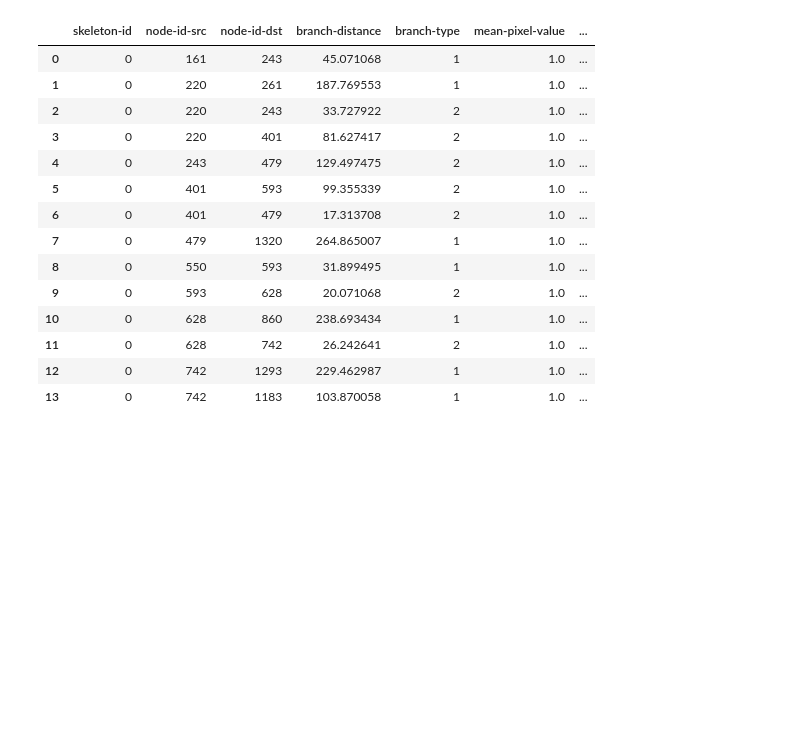
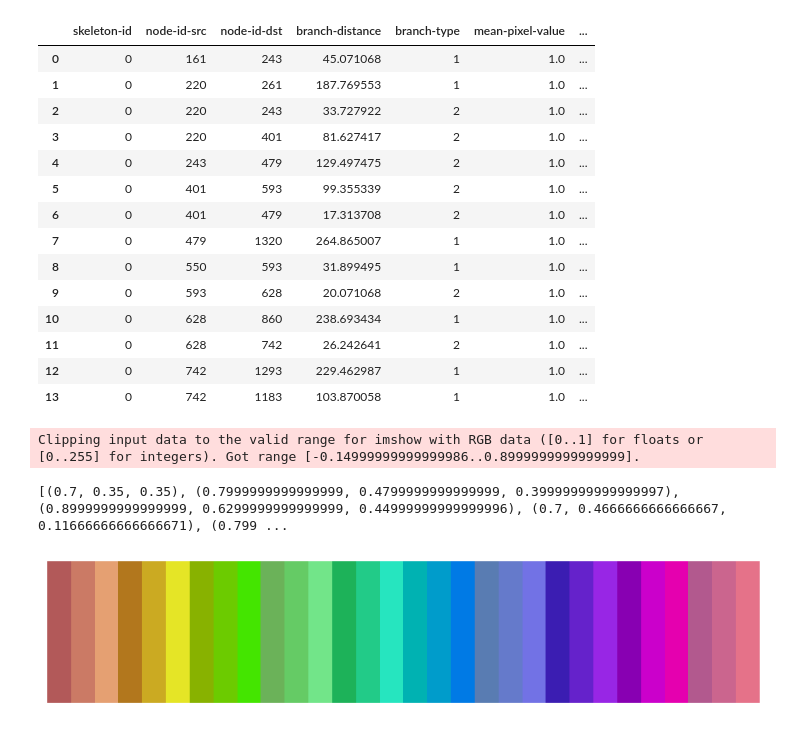
Before and after one commit to SzymixOz/semantic-segmentation-of-coronary-vessels, a Jupyter notebook: keypoints/keypoints.ipynb, the cells around one changed output. Drawn from its saved outputs; the diff is of its cells as text; code cells hidden in the pictures; blank space fills up the shorter version.

```diff
--- a/keypoints/keypoints.ipynb
+++ b/keypoints/keypoints.ipynb
@@ -667,3 +667,40 @@ branch_data
 | 11 | 0 | 628 | 742 | 26.242641 | 2 | 1.0 | ... |
 | 12 | 0 | 742 | 1293 | 229.462987 | 1 | 1.0 | ... |
 | 13 | 0 | 742 | 1183 | 103.870058 | 1 | 1.0 | ... |
+# %%
+import matplotlib.pyplot as plt
+import numpy as np
+import colorsys
+
+# def generate_colors(n):
+#     HSV_tuples = [(x*1.0/n, 1, 1) for x in range(n)]
+#     RGB_tuples = [colorsys.hsv_to_rgb(*x) for x in HSV_tuples]
+#     return RGB_tuples
+
+def generate_colors(n):
+    colors = []
+    hue_step = 1.0 / n
+    sat_step = 1.0 / 3  # Using three levels of saturation
+    val_step = 1.0 / 3  # Using three levels of value
+
+    for i in range(n):
+        hue = (i * hue_step) % 1.0
+        sat = 0.5 + ((i // 3) % 3) * sat_step
+        val = 0.7 + (i % 3) * val_step * 0.3  # Ensuring value remains in a perceptually distinct range
+        colors.append(colorsys.hsv_to_rgb(hue, sat, val))
+
+    return colors
+
+
+n_colors = 30
+colors = generate_colors(n_colors)
+print(colors)
+
+# Plotting to visualize the colors
+fig, ax = plt.subplots(figsize=(10, 2), subplot_kw=dict(xticks=[], yticks=[], frame_on=False))
+ax.imshow([colors], aspect='auto')
+plt.show()
+# %% [output]
+Clipping input data to the valid range for imshow with RGB data ([0..1] for floats or [0..255] for integers). Got range [-0.14999999999999986..0.8999999999999999].
+[(0.7, 0.35, 0.35), (0.7999999999999999, 0.4799999999999999, 0.39999999999999997), (0.8999999999999999, 0.6299999999999999, 0.44999999999999996), (0.7, 0.4666666666666667, 0.11666666666666671), (0.799 ...
+[figure, added]
```
Also changed, not shown: 3 other files.
